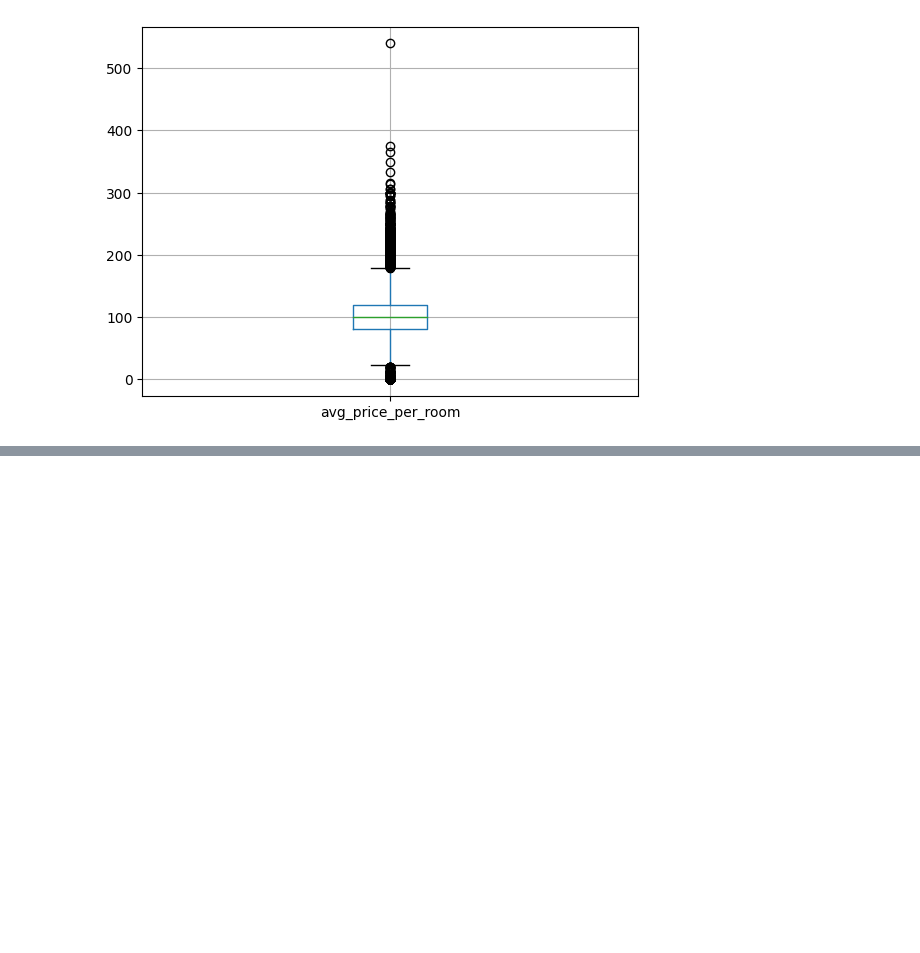
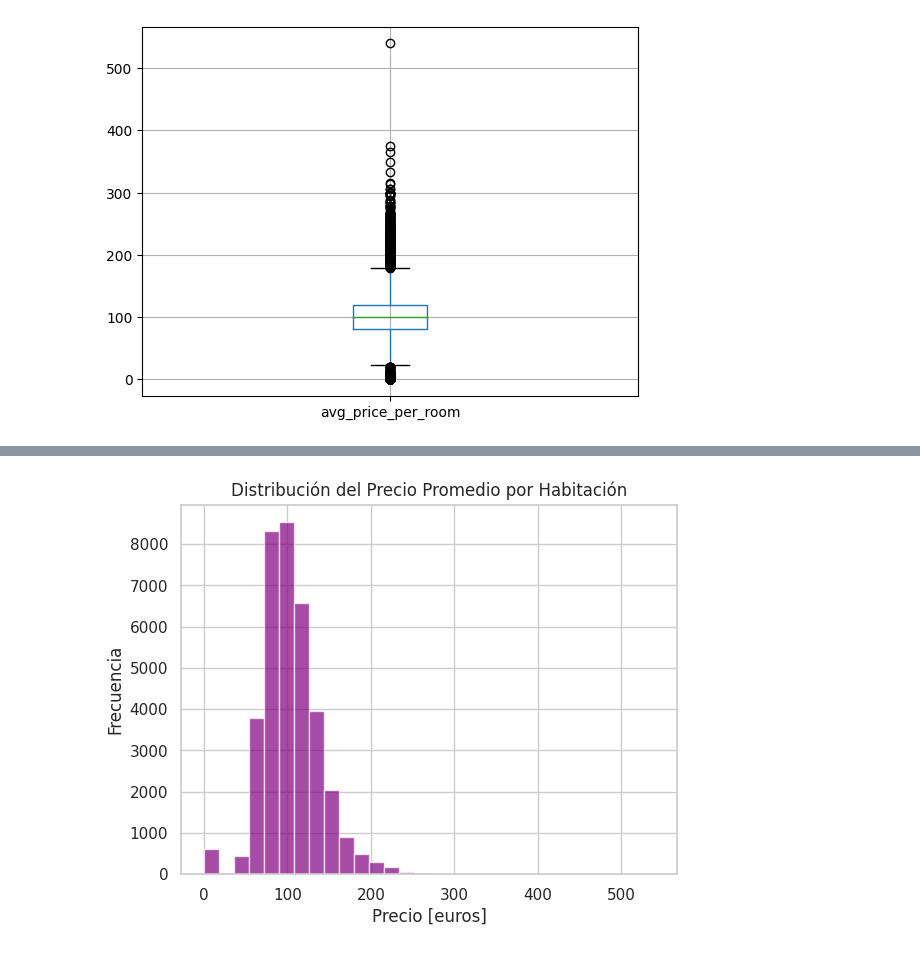
Before and after one commit to AlanSede24/DS1-project, a Jupyter notebook: ProyectoDS_Parte1_SedeAlan.ipynb, the cells around one changed output, grey strips where cells are left out. Cells and saved outputs as stored; diff of their text form; code cells hidden in the pictures; blank space fills up the shorter version.

```diff
--- a/ProyectoDS_Parte1_SedeAlan.ipynb
+++ b/ProyectoDS_Parte1_SedeAlan.ipynb
@@ -67,0 +90,9 @@ float64
+# %%
+# Histograma para la distribución del precio promedio por habitación
+plt.hist(df['avg_price_per_room'], bins=30, color='purple', alpha=0.7)
+plt.title('Distribución del Precio Promedio por Habitación')
+plt.xlabel('Precio [euros]')
+plt.ylabel('Frecuencia')
+plt.show()
+# %% [output]
+[figure, added]
```
Also changed, not shown: parts of 14 cells of this notebook.
